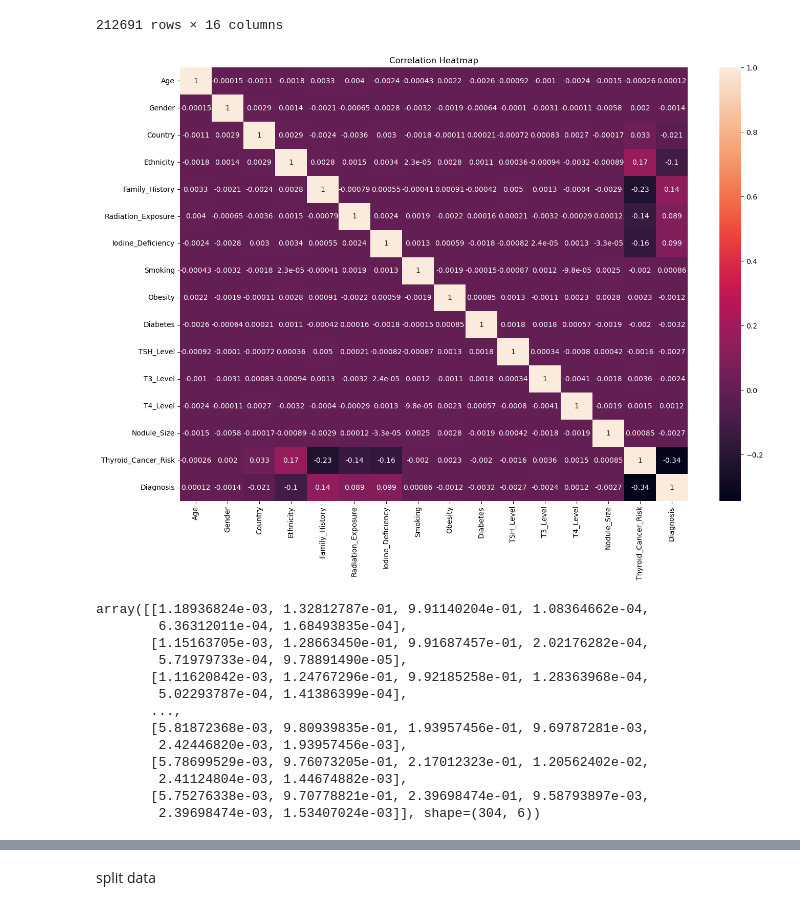
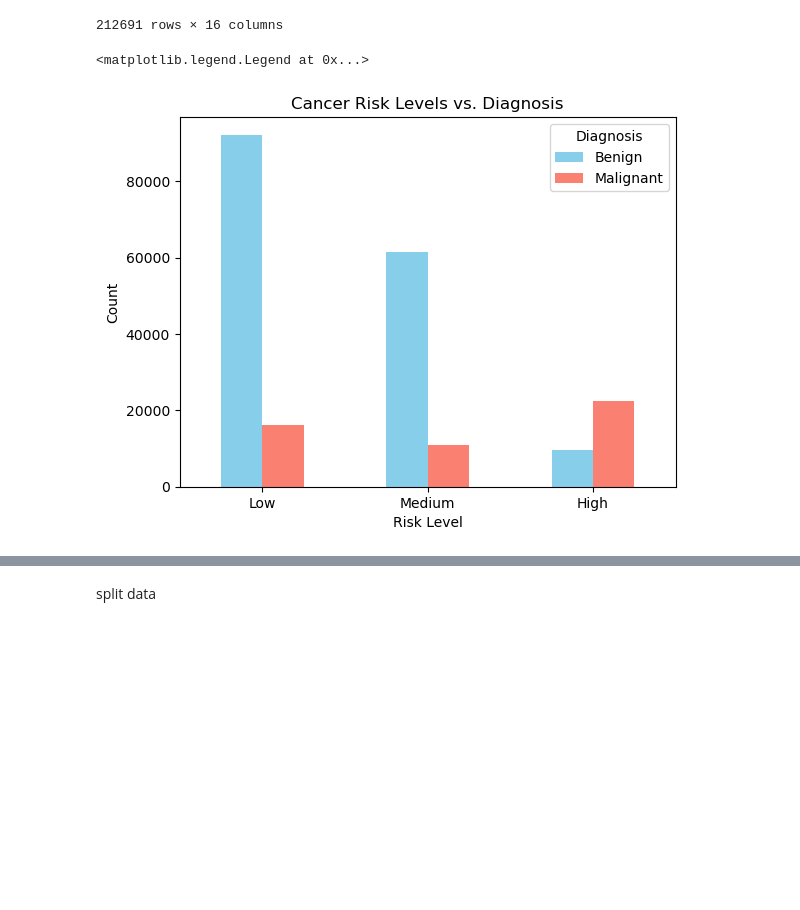
Before and after one commit to Aidan-Mulholland/Advanced-AI, a Jupyter notebook: main.ipynb, the cells around one changed output, grey strips where cells are left out. Cells and saved outputs as stored; diff of their text form; code cells hidden in the pictures; blank space fills up the shorter version.

```diff
--- a/main.ipynb
+++ b/main.ipynb
@@ -87,29 +100,15 @@ encoded_df
 | 212689 | 85 | 0 | 0 | 4 | 0 | 0 | 0 | 0 | ... |
 | 212690 | 46 | 0 | 4 | 4 | 0 | 0 | 0 | 1 | ... |
 212691 rows × 16 columns
-# %%
-## Correlation Heatmap
-plt.figure(figsize=(16, 11))
-corr = encoded_df.corr()
-sns.heatmap(corr, annot=True)
-plt.title('Correlation Heatmap')
-plt.show()
-# %% [output]
-[figure, removed]
-# %%
-normalized_df = normalize(encoded_df)
-normalized_df
-# %% [output]
-array([[1.18936824e-03, 1.32812787e-01, 9.91140204e-01, 1.08364662e-04,
-        6.36312011e-04, 1.68493835e-04],
-       [1.15163705e-03, 1.28663450e-01, 9.91687457e-01, 2.02176282e-04,
-        5.71979733e-04, 9.78891490e-05],
-       [1.11620842e-03, 1.24767296e-01, 9.92185258e-01, 1.28363968e-04,
-        5.02293787e-04, 1.41386399e-04],
-       ...,
-       [5.81872368e-03, 9.80939835e-01, 1.93957456e-01, 9.69787281e-03,
-        2.42446820e-03, 1.93957456e-03],
-       [5.78699529e-03, 9.76073205e-01, 2.17012323e-01, 1.20562402e-02,
-        2.41124804e-03, 1.44674882e-03],
-       [5.75276338e-03, 9.70778821e-01, 2.39698474e-01, 9.58793897e-03,
-        2.39698474e-03, 1.53407024e-03]], shape=(304, 6))
+# %%
+df['Thyroid_Cancer_Risk'] = pd.Categorical(df['Thyroid_Cancer_Risk'], categories=['Low', 'Medium', 'High'], ordered=True)
+counts = df.groupby(['Thyroid_Cancer_Risk', 'Diagnosis']).size().unstack()
+counts.plot(kind='bar', stacked=False, color=['skyblue', 'salmon'])
+plt.xlabel('Risk Level')
+plt.ylabel('Count')
+plt.title('Cancer Risk Levels vs. Diagnosis')
+plt.xticks(rotation=0)
+plt.legend(title='Diagnosis')
+# %% [output]
+<matplotlib.legend.Legend at 0x...>
+[figure, added]
```
Also changed, not shown: parts of 16 cells of this notebook.
